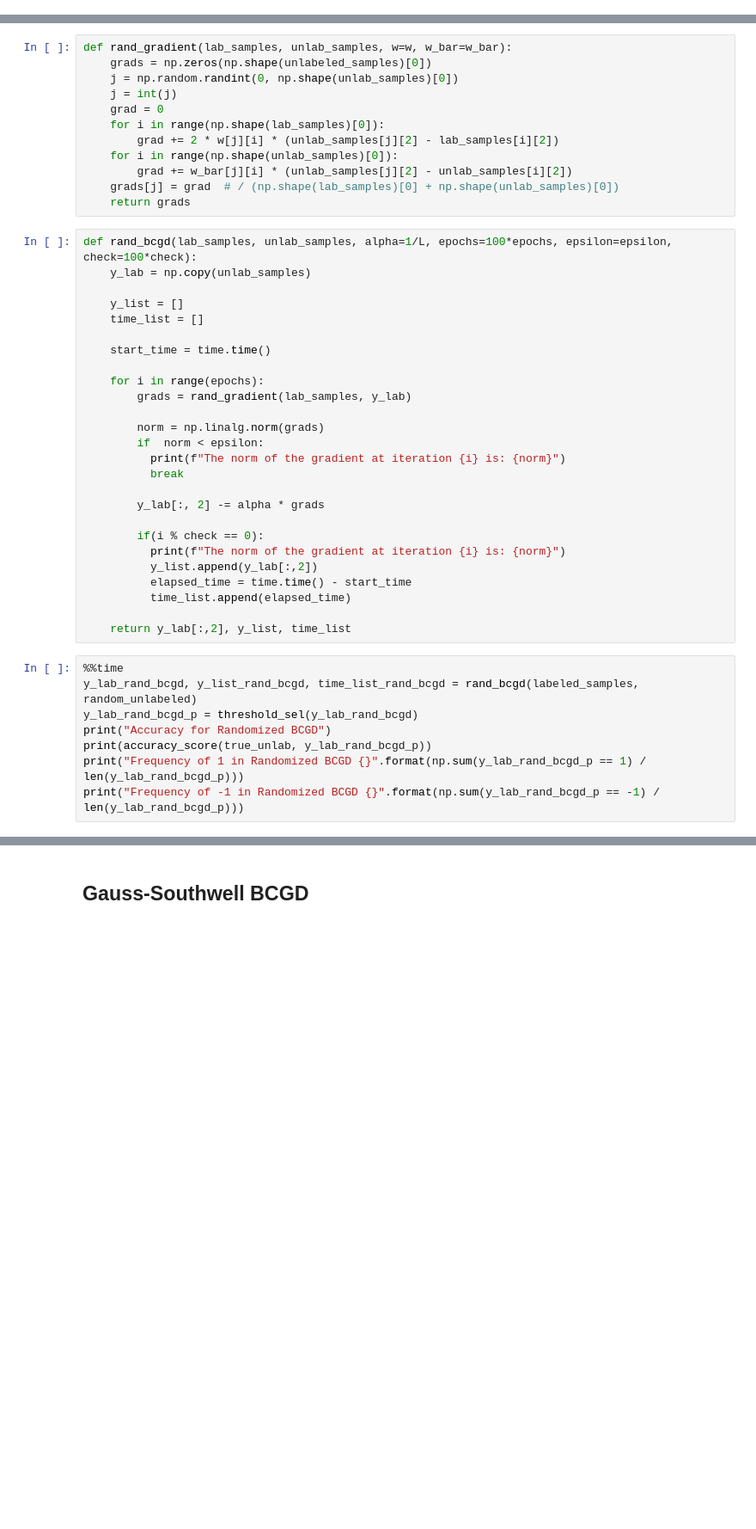
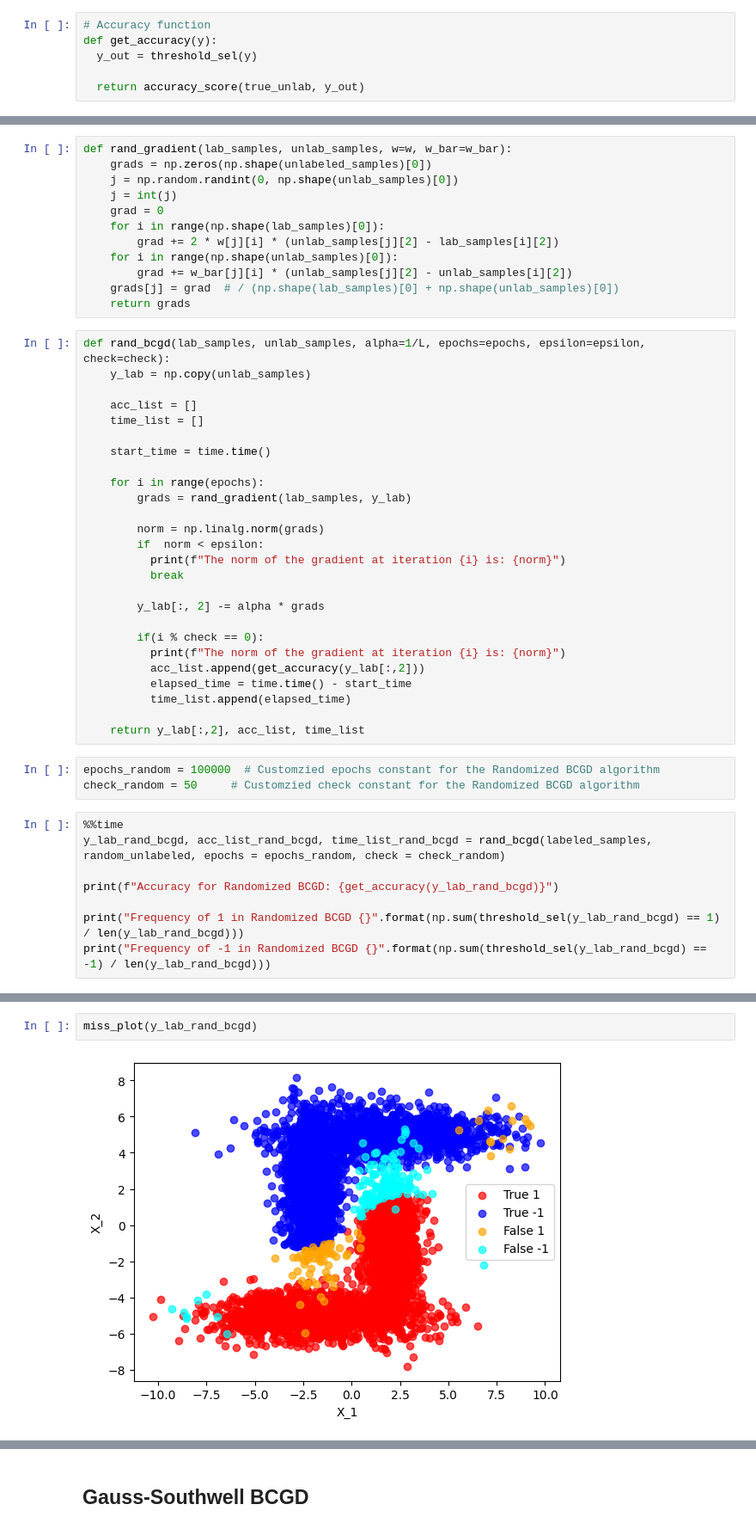
Before and after one commit to ValerioRocca/Optimization-HW1, a Jupyter notebook: Homework_OPT.ipynb, the cells around one changed output, grey strips where cells are left out. Shown at 86% size. Drawn from its saved outputs; the diff is of its cells as text; blank space fills up the shorter version.

```diff
--- a/Homework_OPT.ipynb
+++ b/Homework_OPT.ipynb
@@ -199,2 +238,8 @@ def threshold_sel(y_lab_norm):
     return y_lab_out
+# %%
+# Accuracy function
+def get_accuracy(y):
+  y_out = threshold_sel(y)
+
+  return accuracy_score(true_unlab, y_out)
 # %%
@@ -330,10 +374,10 @@ def rand_gradient(lab_samples, unlab_samples, w=w, w_bar=w_bar):
     grads[j] = grad  # / (np.shape(lab_samples)[0] + np.shape(unlab_samples)[0])
     return grads
 # %%
-def rand_bcgd(lab_samples, unlab_samples, alpha=1/L, epochs=100*epochs, epsilon=epsilon, check=100*check):
+def rand_bcgd(lab_samples, unlab_samples, alpha=1/L, epochs=epochs, epsilon=epsilon, check=check):
     y_lab = np.copy(unlab_samples)
 
-    y_list = []
+    acc_list = []
     time_list = []
 
     start_time = time.time()
@@ -350,17 +394,20 @@ def rand_bcgd(lab_samples, unlab_samples, alpha=1/L, epochs=100*epochs, epsilon=
 
         if(i % check == 0):
           print(f"The norm of the gradient at iteration {i} is: {norm}")
-          y_list.append(y_lab[:,2])
+          acc_list.append(get_accuracy(y_lab[:,2]))
           elapsed_time = time.time() - start_time
           time_list.append(elapsed_time)
 
-    return y_lab[:,2], y_list, time_list
+    return y_lab[:,2], acc_list, time_list
+# %%
+epochs_random = 100000  # Customzied epochs constant for the Randomized BCGD algorithm
+check_random = 50     # Customzied check constant for the Randomized BCGD algorithm
 # %%
 %%time
-y_lab_rand_bcgd, y_list_rand_bcgd, time_list_rand_bcgd = rand_bcgd(labeled_samples, random_unlabeled)
-y_lab_rand_bcgd_p = threshold_sel(y_lab_rand_bcgd)
-print("Accuracy for Randomized BCGD")
-print(accuracy_score(true_unlab, y_lab_rand_bcgd_p))
-print("Frequency of 1 in Randomized BCGD {}".format(np.sum(y_lab_rand_bcgd_p == 1) / len(y_lab_rand_bcgd_p)))
-print("Frequency of -1 in Randomized BCGD {}".format(np.sum(y_lab_rand_bcgd_p == -1) / len(y_lab_rand_bcgd_p)))
+y_lab_rand_bcgd, acc_list_rand_bcgd, time_list_rand_bcgd = rand_bcgd(labeled_samples, random_unlabeled, epochs = epochs_random, check = check_random)
+
+print(f"Accuracy for Randomized BCGD: {get_accuracy(y_lab_rand_bcgd)}")
+
+print("Frequency of 1 in Randomized BCGD {}".format(np.sum(threshold_sel(y_lab_rand_bcgd) == 1) / len(y_lab_rand_bcgd)))
+print("Frequency of -1 in Randomized BCGD {}".format(np.sum(threshold_sel(y_lab_rand_bcgd) == -1) / len(y_lab_rand_bcgd)))
 # %% [output]
@@ -382,0 +431,4 @@ Wall time: 30.9 s
+# %%
+miss_plot(y_lab_rand_bcgd)
+# %% [output]
+[figure, added]
```
Also changed, not shown: parts of 19 cells of this notebook.
